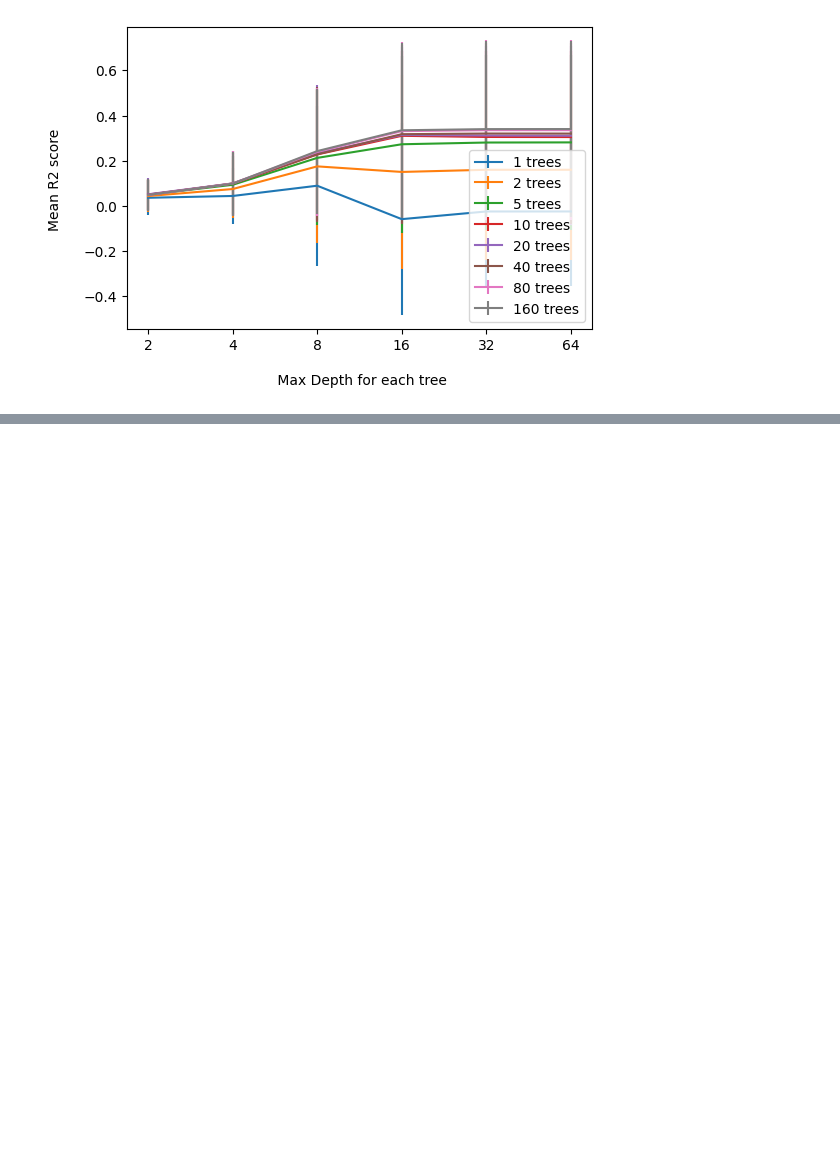
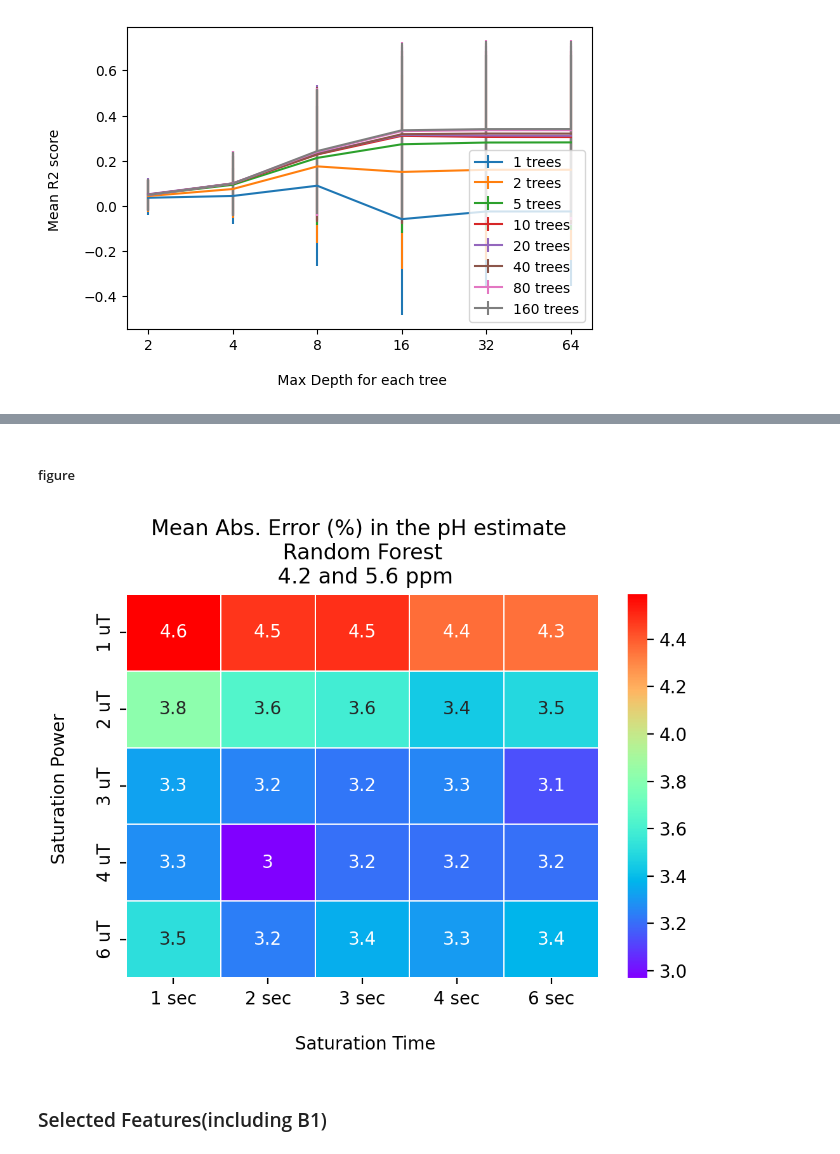
Before and after one commit to JCardenasRdz/acido_CEST_Machine_Learning, a Jupyter notebook: notebooks/2b-Regression-Random_Forest.ipynb, the cells around one changed output, grey strips where cells are left out. Saved outputs shown, nothing was run; the diff lists cells and outputs as text; code cells hidden in the pictures; blank space fills up the shorter version.

Commit message:
Matrix Sat Time vs Power fixed bug

```diff
--- a/notebooks/2b-Regression-Random_Forest.ipynb
+++ b/notebooks/2b-Regression-Random_Forest.ipynb
@@ -547,4 +415,0 @@ MQ = pd.DataFrame(Q,columns=['Sat Power (uT)','Sat Time (ms)','r2_score']).pivot
-# %%
-_, ax = plt.subplots(dpi=100)
-sns.heatmap( MQ.sort_values('Sat Power (uT)',ascending=False) ,linewidths=1, annot=True,  cmap='Set1',ax=ax, vmin=-1 , vmax=1)
-plt.title('R2 score for pH regression \n \n The model was trained with all data at 3.0 sec and 3.0 uT \n')
@@ -556,24 +415,0 @@ Text(0.5, 1.0, 'R2 score for pH regression \n \n The model was trained with all
-# %%
-cest_cols = list(acidoCEST_ML.columns[7::])
-train, test = train_test_split(acidoCEST_ML, test_size=.70)
-
-REG = RFR(random_state = 42,  n_jobs = -1, n_estimators=500, max_depth=None).fit(train[cest_cols], train.pH)
-
-powers = acidoCEST_ML['SatPower(uT)'].unique()
-times = acidoCEST_ML['SatTime(ms)'].unique()
-
-Q2 = []
-for p in powers:
-    for s in times:
-        filt   = (test['SatPower(uT)'] == p) & (test['SatTime(ms)']  == s)
-        y_hat  = REG.predict(test[filt][cest_cols])
-        y_true = test[filt]['pH']
-
-        e = np.round( metrics.r2_score(y_true, y_hat),2 )
-        Q2.append((p,s,e))
-
-MQ2 = pd.DataFrame(Q2,columns=['Sat Power (uT)','Sat Time (ms)','r2_score']).pivot(index='Sat Power (uT)', columns='Sat Time (ms)', values='r2_score')
-# %%
-_, ax = plt.subplots(dpi=100)
-sns.heatmap( MQ2.sort_values('Sat Power (uT)',ascending=False) ,linewidths=1, annot=True,  cmap='Set1',ax=ax, vmin=-1 , vmax=1)
-plt.title('R2 score for pH regression \n \n The model was trained with 30% of all data \n')
@@ -582,0 +475,2 @@ Text(0.5, 1.0, 'R2 score for pH regression \n \n The model was trained with 30%
+# %%
+hm01 = SatTime_vs_SatPower(train_RFR, predictors=['4.2','5.6'], verbose=0)
@@ -582,0 +495,8 @@ Text(0.5, 1.0, 'R2 score for pH regression \n \n The model was trained with 30%
+# %% [markdown]
+##### figure
+# %%
+plot_heatmap(hm01, features = '4.2 and 5.6 ppm', ML='Random Forest')
+# %% [output]
+[figure, added]
+# %% [markdown]
+### Selected Features(including B1)
```
Also changed, not shown: parts of 36 cells of this notebook, 6 other files.
